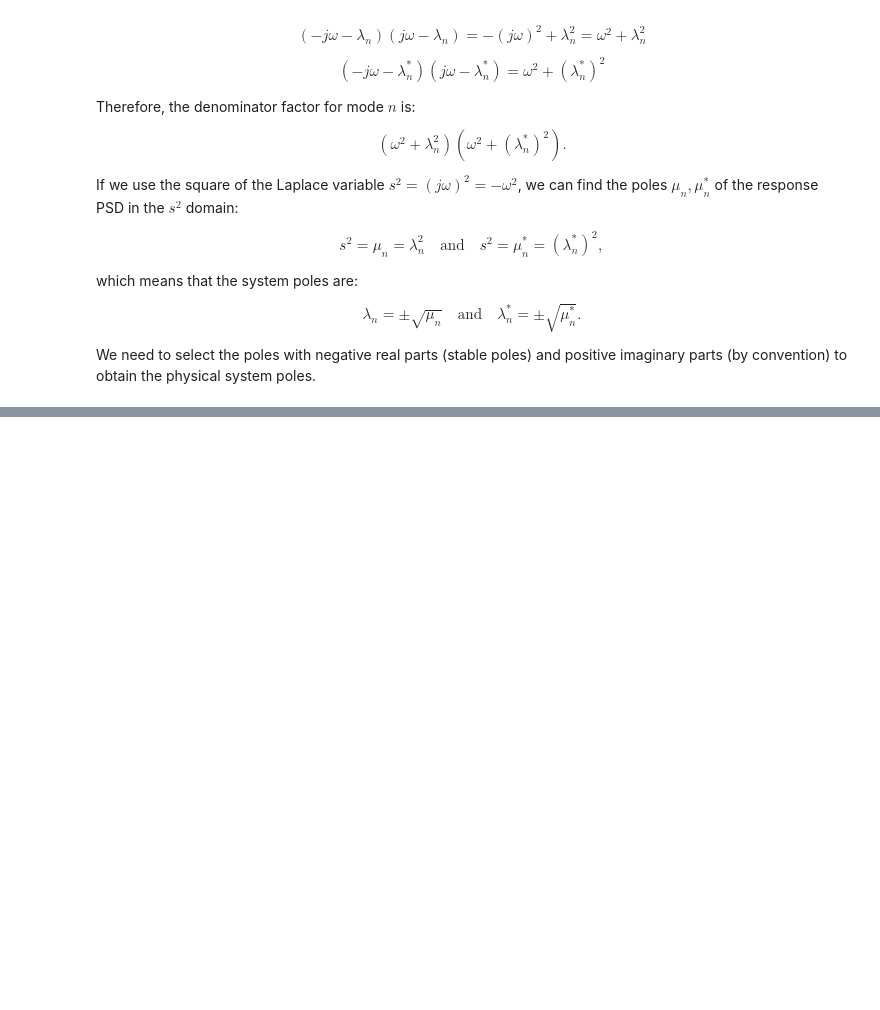
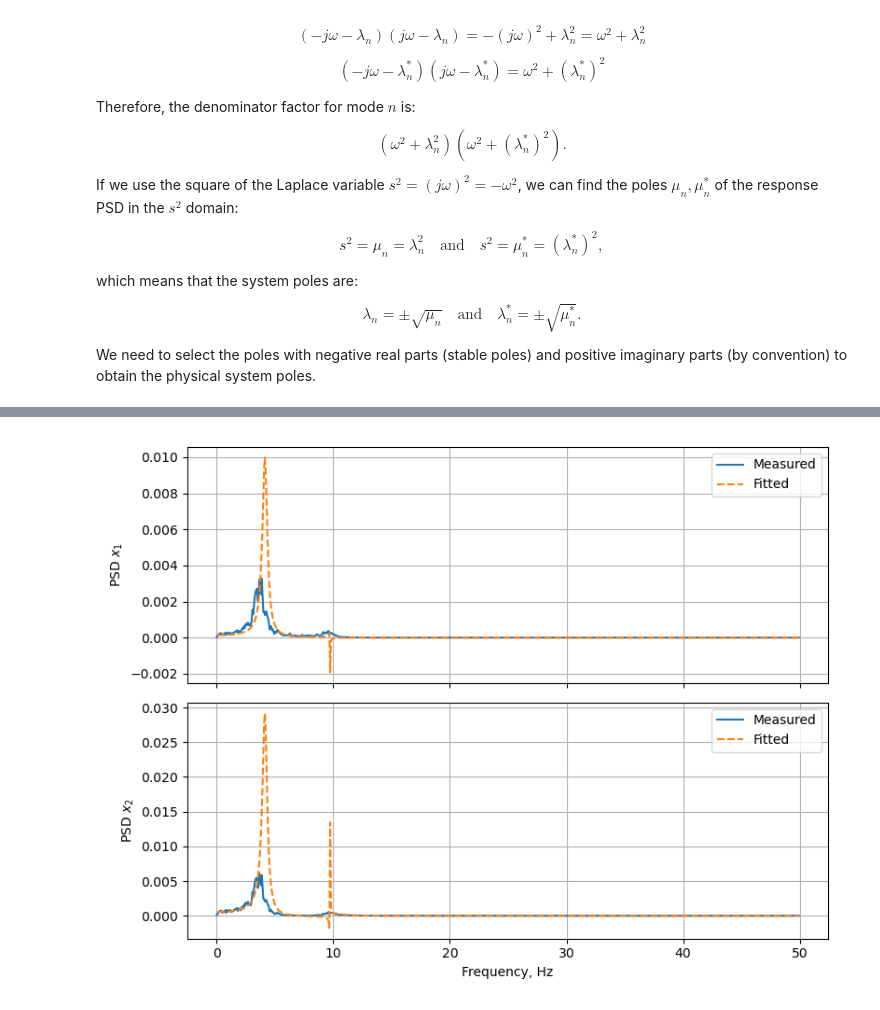
Before and after one commit to fmamitrotta/learn-aeroelastic-sid, a Jupyter notebook: notebooks/07_Identification_of_a_2-DOF_Mass-Spring-Damper_System_with_Output-Only_Data.ipynb, the cells around one changed output, grey strips where cells are left out. Drawn from its saved outputs; the diff is of its cells as text; code cells hidden in the pictures; blank space fills up the shorter version.

```diff
--- a/notebooks/07_Identification_of_a_2-DOF_Mass-Spring-Damper_System_with_Output-Only_Data.ipynb
+++ b/notebooks/07_Identification_of_a_2-DOF_Mass-Spring-Damper_System_with_Output-Only_Data.ipynb
@@ -942,0 +799,82 @@ OUTPUT-ONLY MODAL ANALYSIS COMPLETE
+# %%
+# Set polynomial orders
+numerator_order = 4
+denominator_order = 4  # 2 * n_modes
+
+# Assemble symmetric frequency points excluding Nyquist and zero
+symmetric_frequencies = np.hstack([-frequencies[1:frequencies.size//2][::-1], frequencies[1:frequencies.size//2]])
+symmetric_angular_frequencies = 2 * np.pi * symmetric_frequencies
+
+# Assemble symmetric PSDs
+symmetric_psds = np.hstack([psds[:, 1:psds.shape[1]//2][:, ::-1], psds[:, 1:psds.shape[1]//2]])
+
+# Verify frequencies are symmetric
+print(f"\nFrequency range for fitting: "
+      f"[{symmetric_angular_frequencies.min()/(2*np.pi):.2f}, "
+      f"{symmetric_angular_frequencies.max()/(2*np.pi):.2f}] Hz")
+
+# Perform curve fitting with the corrected function
+a_coeffs_list, b_coeffs, denorm_info = rfp_psd_curve_fit(
+    symmetric_angular_frequencies,
+    symmetric_psds,
+    numerator_order,
+    denominator_order
+)
+
+# Extract poles with the corrected function
+natural_frequencies_est, damping_ratios_est, system_poles = extract_poles_from_psd(
+    b_coeffs, denorm_info
+)
+
+# Calculate fitted PSDs with the corrected function
+fitted_psds = calculate_fitted_psd(
+    symmetric_angular_frequencies, a_coeffs_list, b_coeffs, denorm_info
+)
+
+# Find positive frequency mask for fitted PSDs
+symmetric_fres_pos_mask = symmetric_frequencies >= 0
+
+# Plot comparison
+fig, axes = plt.subplots(N_DOFS, 1, figsize=(8, 6), sharex=True)
+for i in range(N_DOFS):
+    axes[i].plot(frequencies[pos_mask], psds[i, pos_mask], label='Measured')
+    axes[i].plot(symmetric_frequencies[symmetric_fres_pos_mask], fitted_psds[i, symmetric_fres_pos_mask], label='Fitted', linestyle='--')
+    axes[i].set_ylabel(f'PSD $x_{i+1}$')
+    axes[i].grid(True)
+    axes[i].legend()
+
+axes[-1].set_xlabel('Frequency, Hz')
+plt.tight_layout()
+plt.show()
+
+# Print results
+print(f"\nDenominator polynomial coefficients:")
+for i, coef in enumerate(b_coeffs):
+    print(f"  b[{i}] = {coef:.6e}")
+
+# Check the roots μ in s² domain (should be complex conjugate pairs)
+mu_roots_norm = np.roots(b_coeffs[::-1])
+print(f"\nRoots μ in NORMALIZED s² domain:")
+for i, root in enumerate(mu_roots_norm):
+    print(f"  μ[{i}] = {root:.6e}")
+
+# Denormalized roots
+freq_min = denorm_info['freq_min']
+freq_max = denorm_info['freq_max']
+denorm_factor = ((freq_max - freq_min) / 2) ** 2
+mu_roots = mu_roots_norm * denorm_factor
+print(f"\nRoots μ in PHYSICAL s² domain:")
+for i, root in enumerate(mu_roots):
+    print(f"  μ[{i}] = {root:.6e}")
+
+# Compare with true parameters
+print("\n" + "="*60)
+print("COMPARISON WITH TRUE PARAMETERS")
+print("="*60)
+print(f"\nNatural frequencies:")
+print(f"  True:      {natural_frequencies_true} rad/s")
+print(f"  Estimated: {natural_frequencies_est} rad/s")
+print(f"\nDamping ratios:")
+print(f"  True:      {damping_ratios_true}")
+print(f"  Estimated: {damping_ratios_est}")
+# %% [output]
@@ -942,0 +888 @@ OUTPUT-ONLY MODAL ANALYSIS COMPLETE
+[figure, added]
```
Also changed, not shown: parts of 11 cells of this notebook.
